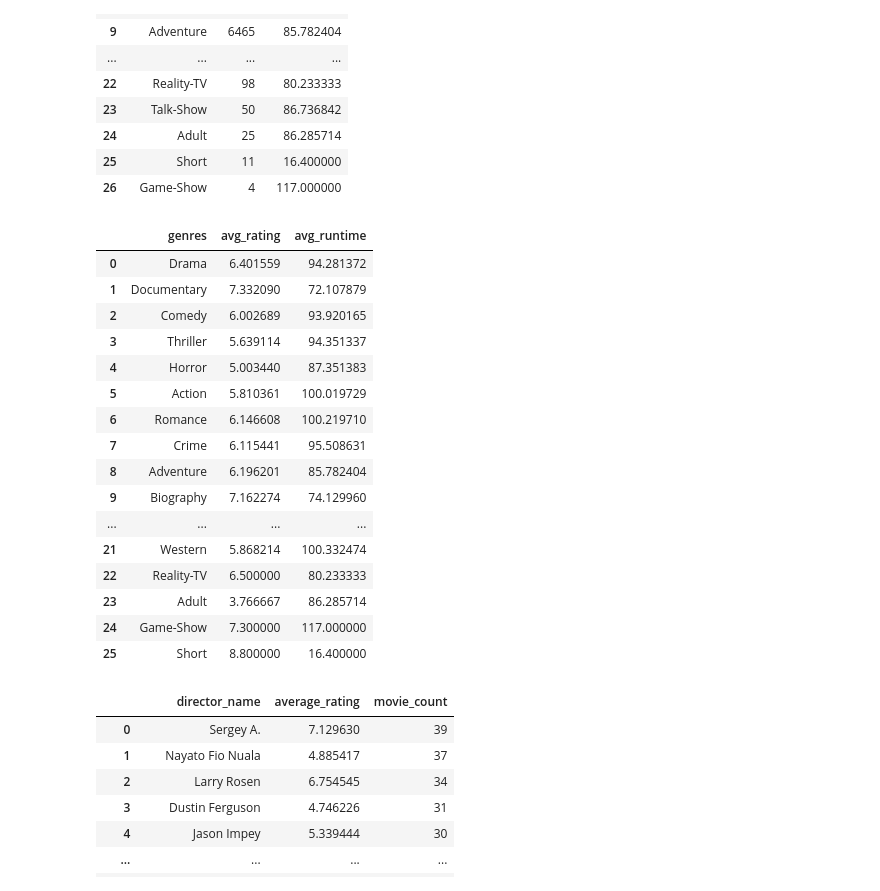
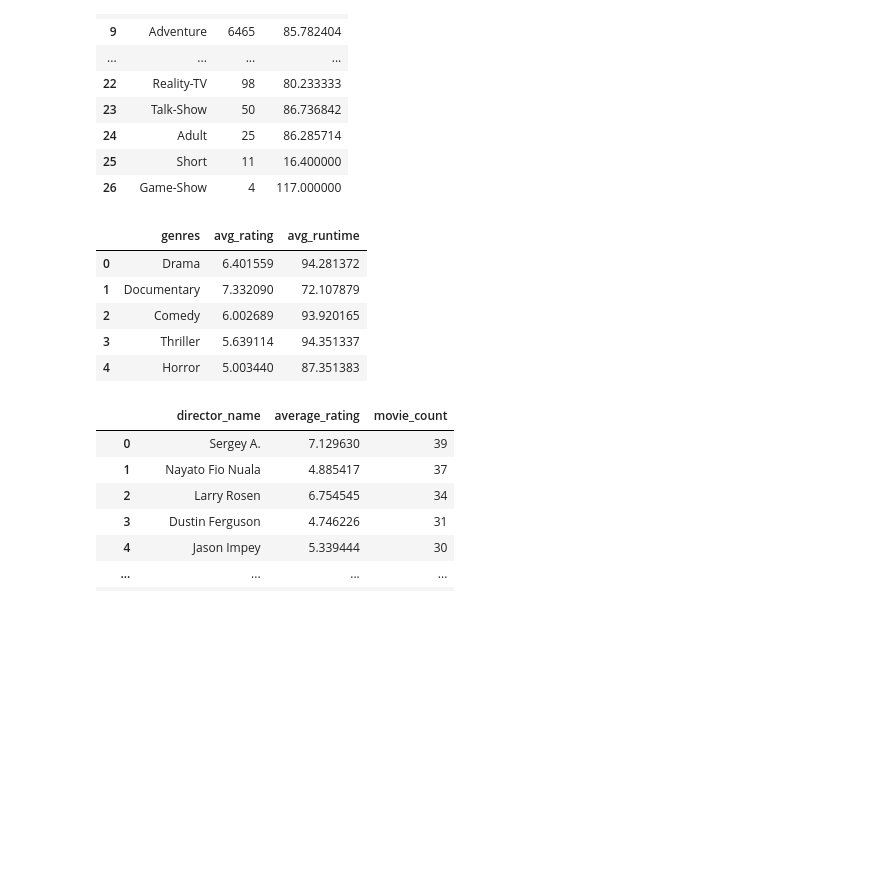
Before and after one commit to Sylvia-W-Mwangi/Phase_2_Project_G5, a Jupyter notebook: student.ipynb, the cells around one changed output. Saved outputs shown, nothing was run; the diff lists cells and outputs as text; code cells hidden in the pictures; blank space fills up the shorter version.

```diff
--- a/student.ipynb
+++ b/student.ipynb
@@ -433,26 +446,15 @@ genre_runtime_counts
 # %%
 genres_df = pd.merge(genre_counts, genre_runtime_counts, on='genres')
 
 genres_df = genres_df.drop(['count_x', 'count_y'], axis=1)
-genres_df
+genres_df.head()
 # %% [output]
 |  | genres | avg_rating | avg_runtime |
 | 0 | Drama | 6.401559 | 94.281372 |
 | 1 | Documentary | 7.332090 | 72.107879 |
 | 2 | Comedy | 6.002689 | 93.920165 |
 | 3 | Thriller | 5.639114 | 94.351337 |
 | 4 | Horror | 5.003440 | 87.351383 |
-| 5 | Action | 5.810361 | 100.019729 |
-| 6 | Romance | 6.146608 | 100.219710 |
-| 7 | Crime | 6.115441 | 95.508631 |
-| 8 | Adventure | 6.196201 | 85.782404 |
-| 9 | Biography | 7.162274 | 74.129960 |
-| ... | ... | ... | ... |
-| 21 | Western | 5.868214 | 100.332474 |
-| 22 | Reality-TV | 6.500000 | 80.233333 |
-| 23 | Adult | 3.766667 | 86.285714 |
-| 24 | Game-Show | 7.300000 | 117.000000 |
-| 25 | Short | 8.800000 | 16.400000 |
 # %%
 # retrieve director names, average rating and movie count
 query_4 = '''
```
Also changed, not shown: parts of 13 cells of this notebook, 1 other file.
